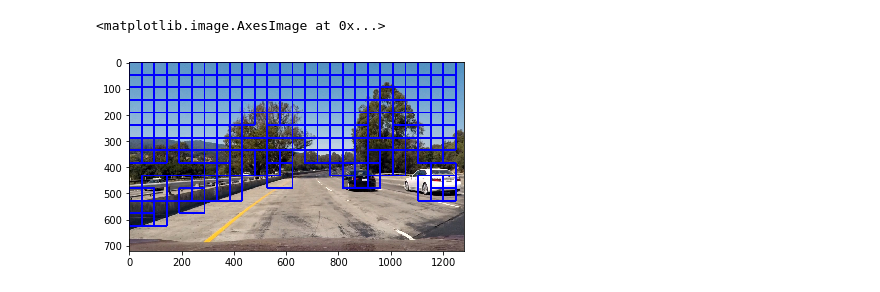
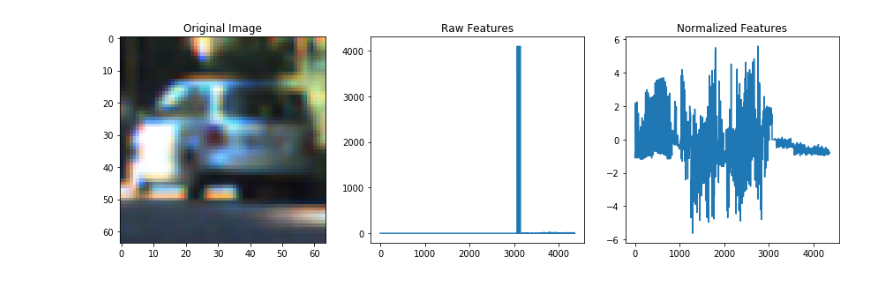
Before and after one commit to cwcentral/CarND-Vehicle-Detection, a Jupyter notebook: Untitled.ipynb, the cells around one changed output. Drawn from its saved outputs; the diff is of its cells as text; code cells hidden in the pictures.

```diff
--- a/Untitled.ipynb
+++ b/Untitled.ipynb
@@ -139,12 +148,6 @@ def bin_spatial(img, size=(32, 32)):
     color2 = cv2.resize(img[:,:,1], size).ravel()
     color3 = cv2.resize(img[:,:,2], size).ravel()
     return np.hstack((color1, color2, color3))
-
-#def bin_spatial(img, size=(32, 32)):
-##    # Use cv2.resize().ravel() to create the feature vector
-#    features = cv2.resize(img, size).ravel()
-#    # Return the feature vector
-#    return features
 
 # Define a function to compute color histogram features
 def color_hist(img, nbins=32, bins_range=(0, 256)):
@@ -159,8 +162,8 @@ def color_hist(img, nbins=32, bins_range=(0, 256)):
 
 #Define a function to extract features from a list of images
 # Have this function call bin_spatial() and color_hist()
-def extract_features(imgs, cspace='RGB', spatial_size=(32, 32),
-                        hist_bins=32, hist_range=(0, 256)):
+def extract_features(imgs, cspace, spatial_size,
+                        hist_bins, hist_range=(0, 256)):
     # Create a list to append feature vectors to
     features = []
     # Iterate through the list of images
@@ -189,12 +192,10 @@ def extract_features(imgs, cspace='RGB', spatial_size=(32, 32),
 # %%
 
 #classifier performs under different binning scenarios
-spatial = 20
-histbin = 36
 
-car_features = extract_features(cars, cspace='RGB', spatial_size=(spatial, spatial),
+car_features = extract_features(cars, cspace=colorspace, spatial_size=(spatial, spatial),
                         hist_bins=histbin, hist_range=(0, 256))
-notcar_features = extract_features(others, cspace='RGB', spatial_size=(spatial, spatial),
+notcar_features = extract_features(others, cspace=colorspace, spatial_size=(spatial, spatial),
                         hist_bins=histbin, hist_range=(0, 256))
 
 if len(car_features) > 0:
@@ -270,6 +271,6 @@ For these 10 labels:  [ 0.  0.  1.  1.  1.  1.  1.  1.  0.  0.]
 # %%
 ##HOG version
-def extract_features(imgs, color_space='RGB', spatial_size=(32, 32),
+def extract_features(imgs, color_space='YUV', spatial_size=(32, 32),
                         hist_bins=32, orient=9,
                         pix_per_cell=8, cell_per_block=2, hog_channel=0,
                         spatial_feat=True, hist_feat=True, hog_feat=True):
@@ -473,10 +405,5 @@ def single_img_features(img, color_space='RGB', spatial_size=(32, 32),
 # %%
-colorspace = 'RGB' # Can be RGB, HSV, LUV, HLS, YUV, YCrCb
-orient = 11
-pix_per_cell = 16
-cell_per_block = 2
-hog_channel = 'ALL' # Can be 0, 1, 2, or "ALL"
-
+print("Train Classifier")
 t=time.time()
 car_features = extract_features(cars, colorspace, orient=orient,
                         pix_per_cell=pix_per_cell, cell_per_block=cell_per_block,
@@ -484,6 +411,30 @@ car_features = extract_features(cars, colorspace, orient=orient,
 notcar_features = extract_features(others, colorspace, orient=orient,
                         pix_per_cell=pix_per_cell, cell_per_block=cell_per_block,
                         hog_channel=hog_channel)
+
+if len(car_features) > 0:
+    # Create an array stack of feature vectors
+    X = np.vstack((car_features, notcar_features)).astype(np.float64)
+    # Fit a per-column scaler
+    X_scaler = StandardScaler().fit(X)
+    # Apply the scaler to X
+    scaled_X = X_scaler.transform(X)
+    car_ind = np.random.randint(0, len(cars))
+    # Plot an example of raw and scaled features
+    fig = plt.figure(figsize=(12,4))
+    plt.subplot(131)
+    plt.imshow(mpimg.imread(cars[car_ind]))
+    plt.title('Original Image')
+    plt.subplot(132)
+    plt.plot(X[car_ind])
+    plt.title('Raw Features')
+    plt.subplot(133)
+    plt.plot(scaled_X[car_ind])
+    plt.title('Normalized Features')
+    fig.tight_layout()
+else:
+    print('Your function only returns empty feature vectors...')
+
 t2 = time.time()
 print(round(t2-t, 2), 'Seconds to extract HOG features...')
 
@@ -496,7 +447,7 @@ y = np.hstack((np.ones(len(car_features)), np.zeros(len(notcar_features))))
 # Split up data into randomized training and test sets
 rand_state = np.random.randint(0, 100)
 X_train, X_test, y_train, y_test = train_test_split(
-    X, y, test_size=0.2, random_state=rand_state)
+    X, y, test_size=0.15, random_state=rand_state)
 
 # Fit a per-column scaler
 X_scaler = StandardScaler().fit(X_train)
@@ -523,26 +474,4 @@ print('My SVC predicts: ', svc.predict(X_test[0:n_predict]))
 print('For these',n_predict, 'labels: ', y_test[0:n_predict])
 t2 = time.time()
 print(round(t2-t, 5), 'Seconds to predict', n_predict,'labels with SVC')
-
-spatial_feat = True # Spatial features on or off
-hist_feat = True # Histogram features on or off
-hog_feat = True # HOG features on or off
-y_start_stop = [None, None] # Min and max in y to search in slide_window()
-
-img = mpimg.imread('./test_images/test1.jpg')
-
-
-windows = slide_window(img, x_start_stop=[None, None], y_start_stop=y_start_stop,
-                    xy_window=(96, 96), xy_overlap=(0.5, 0.5))
-
-hot_windows = search_windows(img, windows, svc, X_scaler, color_space='RGB',
-                        spatial_size=spatial_size, hist_bins=hist_bins,
-                        orient=orient, pix_per_cell=pix_per_cell,
-                        cell_per_block=cell_per_block,
-                        hog_channel=hog_channel, spatial_feat=spatial_feat,
-                        hist_feat=hist_feat, hog_feat=hog_feat)
-
-window_img = draw_boxes(img, hot_windows, color=(0, 0, 255), thick=6)
-
-plt.imshow(window_img)
 # %% [output]
@@ -557,2 +487 @@ For these 10 labels:  [ 1.  1.  1.  1.  0.  1.  1.  1.  1.  0.]
-<matplotlib.image.AxesImage at 0x...>
-[figure, old version]
+[figure, new version]
```
Also changed, not shown: parts of 18 cells of this notebook, 6 other files.
